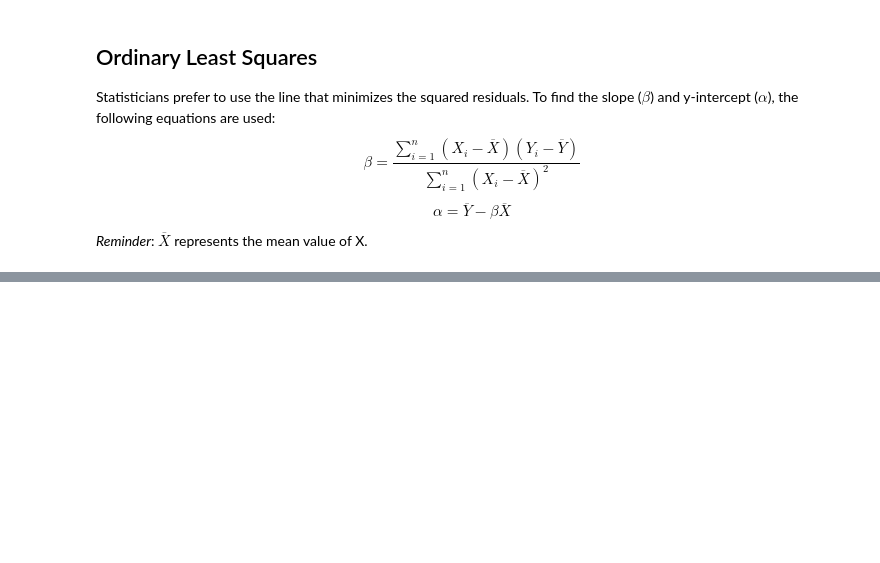
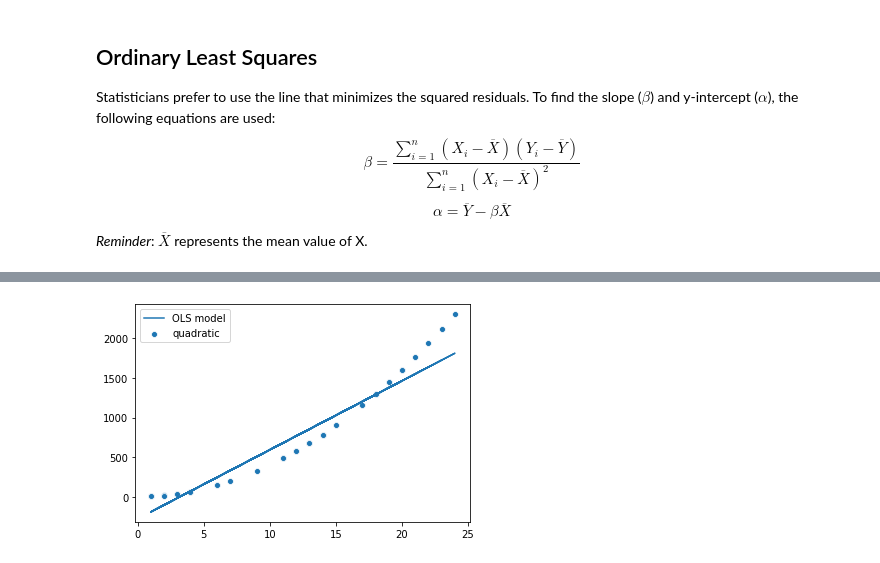
Before and after one commit to ds-modules/POLSCI-3, a Jupyter notebook: beta materials/Lecture_J_NB_1.ipynb, the cells around one changed output, grey strips where cells are left out. Saved outputs shown, nothing was run; the diff lists cells and outputs as text; code cells hidden in the pictures; blank space fills up the shorter version.

```diff
--- a/beta materials/Lecture_J_NB_1.ipynb
+++ b/beta materials/Lecture_J_NB_1.ipynb
@@ -127,0 +170,6 @@ To calculate
+# %%
+def f(x):
+    return 4*x**2 + np.random.random(50)
+plot_func(f, 'quadratic')
+# %% [output]
+[figure, added]
```
Also changed, not shown: parts of 23 cells of this notebook.
